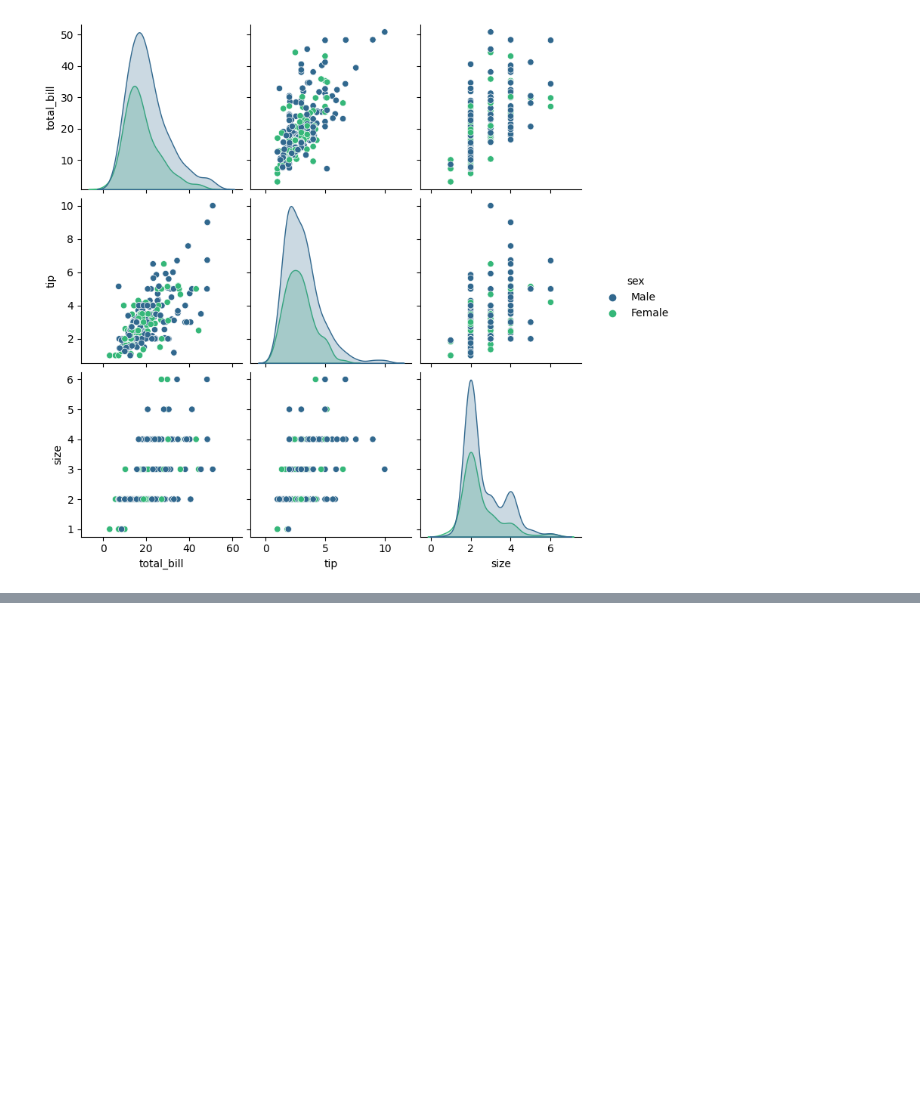
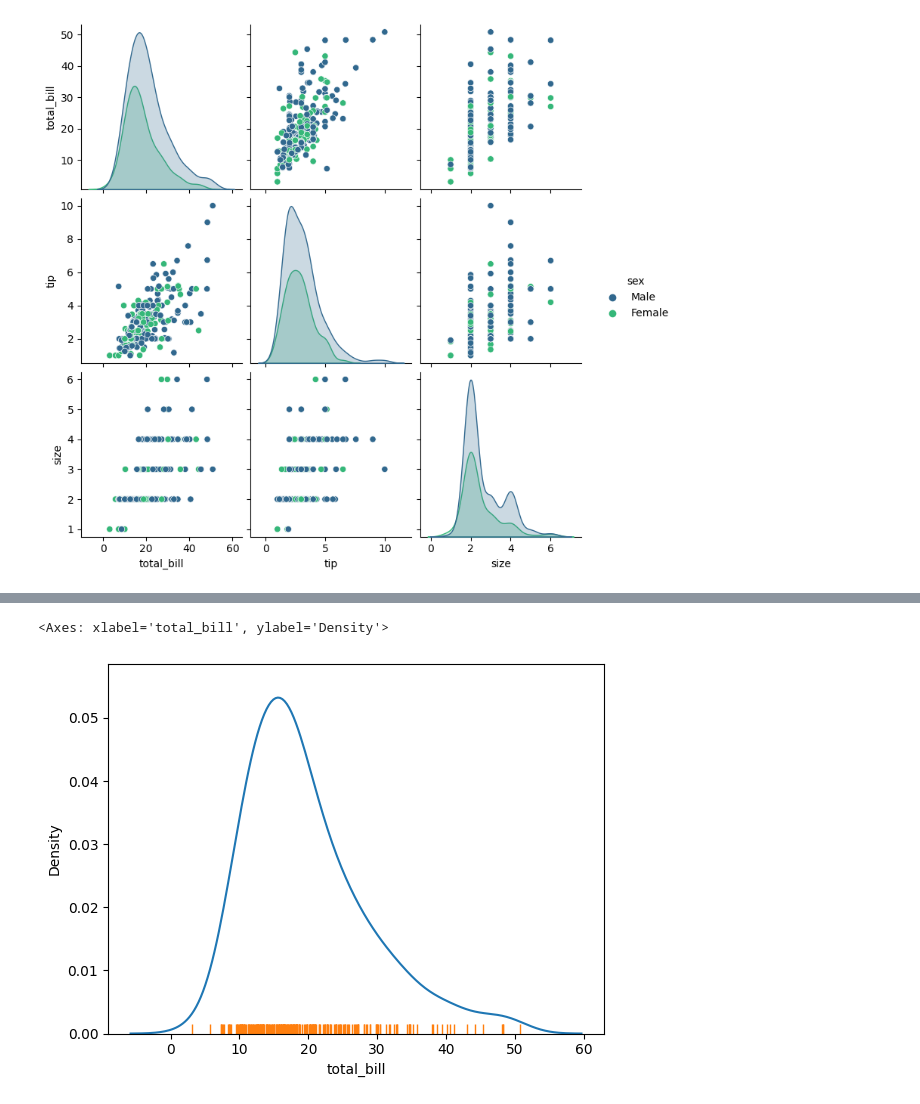
Before and after one commit to MeghanGH/google-colaboratory, a Jupyter notebook: Seaborn.ipynb, the cells around one changed output, grey strips where cells are left out. Cells and saved outputs as stored; diff of their text form; code cells hidden in the pictures; blank space fills up the shorter version.

```diff
--- a/Seaborn.ipynb
+++ b/Seaborn.ipynb
@@ -44,0 +58,6 @@ sns.pairplot(tips, hue='sex', palette='viridis')
+# %%
+sns.kdeplot(tips['total_bill'])
+sns.rugplot(tips['total_bill'])
+# %% [output]
+<Axes: xlabel='total_bill', ylabel='Density'>
+[figure, added]
```
Also changed, not shown: parts of 9 cells of this notebook.
